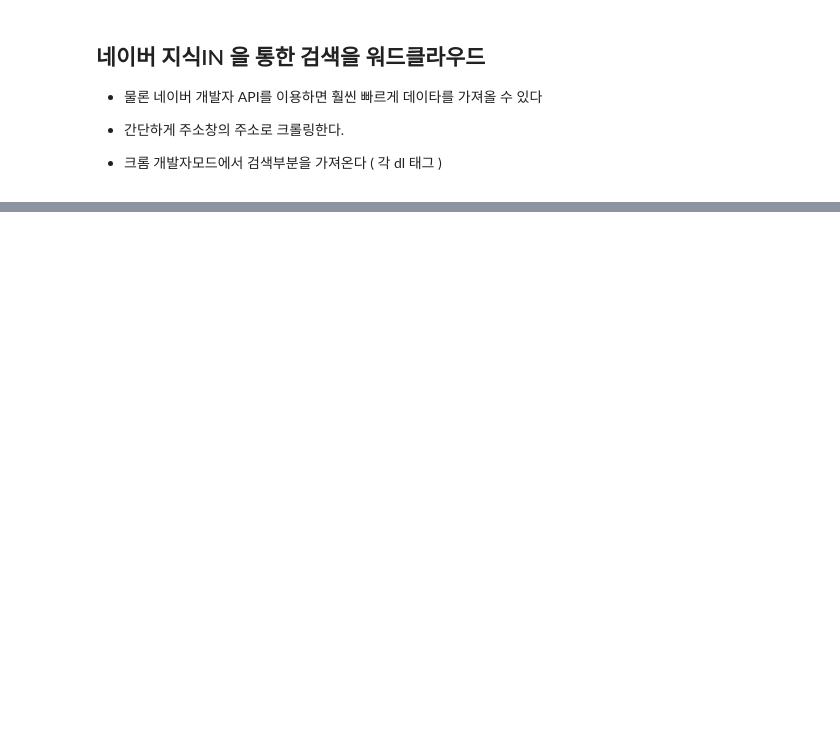
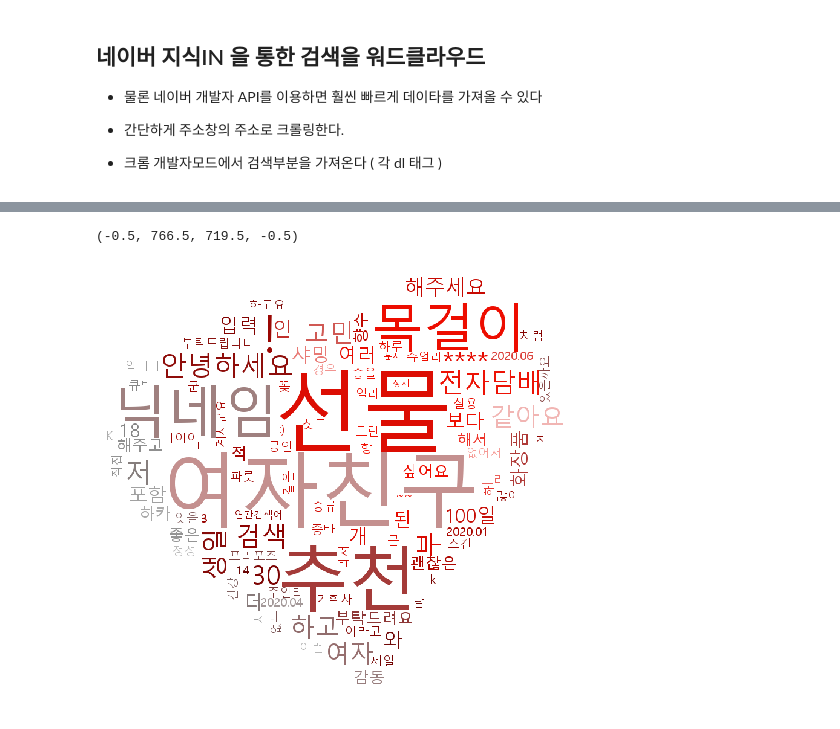
Before and after one commit to 201411096/kosmo_PythonBasic, a Jupyter notebook: fML기초/03_etc_class/Ex05_WordCloud_naver검색.ipynb, the cells around one changed output, grey strips where cells are left out. Saved outputs shown, nothing was run; the diff lists cells and outputs as text; code cells hidden in the pictures; blank space fills up the shorter version.

```diff
--- a/fML기초/03_etc_class/Ex05_WordCloud_naver검색.ipynb
+++ b/fML기초/03_etc_class/Ex05_WordCloud_naver검색.ipynb
@@ -27,7 +27,8 @@ rc('font', family='Malgun Gothic')
 # %%
 # 주소를 약간 수정함
 tmp1 = 'https://search.naver.com/search.naver?where=kin'
-html = tmp1 + '&sm=tab_jum&ie=utf8&query={key_word}&start={num}'
+#html = tmp1 + '&sm=tab_jum&ie=utf8&query={key_word}&start={num}'
+html = tmp1 + '&sm=tab_jum&ie=utf8&query={key_word}&kin_start={num}'
 
 response = urlopen(html.format(num=1, key_word=urllib.parse.quote('여자친구 선물')))
 
@@ -72,0 +188,21 @@ from PIL import Image
+# %%
+""" 이미지로 마스킹하여 워드 크라우드 그리기 """
+
+from wordcloud import ImageColorGenerator
+
+mask = np.array(Image.open('./img/heart_image.jpg'))
+image_colors = ImageColorGenerator(mask)
+
+data = ko.vocab().most_common(100)
+
+wordcloud = WordCloud(font_path='c:/Windows/Fonts/malgun.ttf',
+                      relative_scaling=0.2,
+                      mask = mask,
+                      background_color='white').generate_from_frequencies(dict(data))
+
+plt.figure(figsize=(16,8))
+plt.imshow(wordcloud.recolor(color_func=image_colors))
+plt.axis('off')
+# %% [output]
+(-0.5, 766.5, 719.5, -0.5)
+[figure, added]
```
Also changed, not shown: parts of 13 cells of this notebook, 5 other files.
